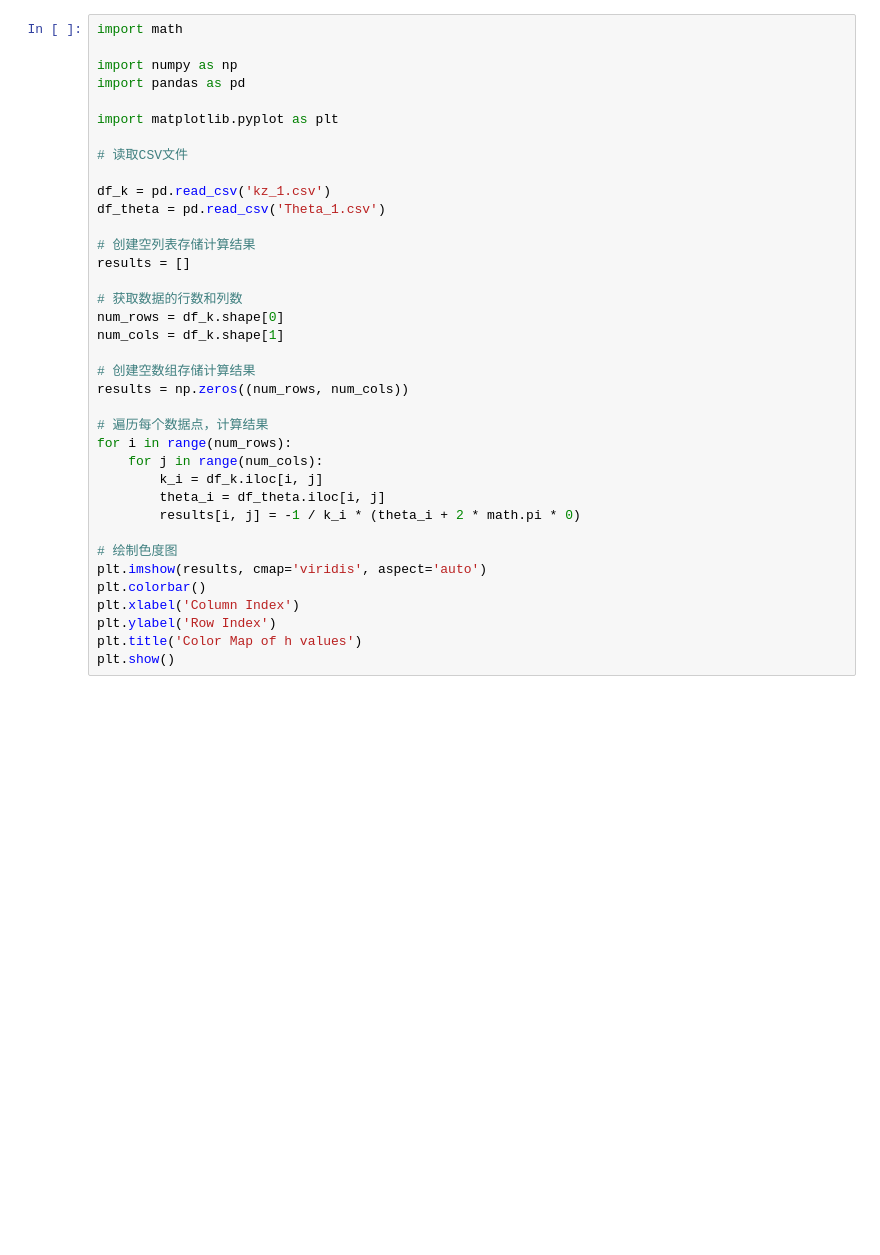
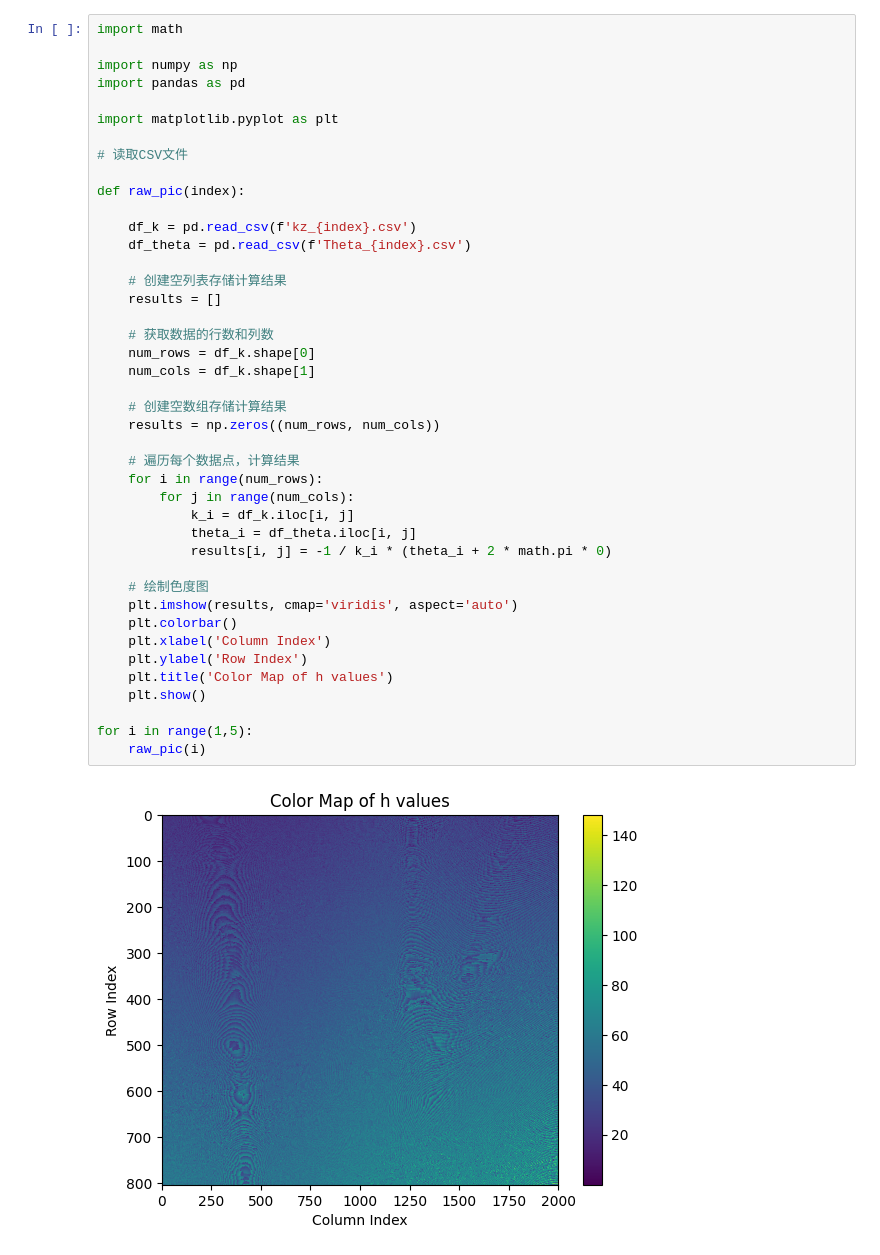
Before and after one commit to BlingCc233/project_A, a Jupyter notebook: nostack.ipynb, the cells around one changed output. Drawn from its saved outputs; the diff is of its cells as text; blank space fills up the shorter version.

```diff
--- a/nostack.ipynb
+++ b/nostack.ipynb
@@ -1,37 +1,44 @@
 # %%
 import math
 
 import numpy as np
 import pandas as pd
 
 import matplotlib.pyplot as plt
 
 # 读取CSV文件
 
-df_k = pd.read_csv('kz_1.csv')
-df_theta = pd.read_csv('Theta_1.csv')
+def raw_pic(index):
 
-# 创建空列表存储计算结果
-results = []
+    df_k = pd.read_csv(f'kz_{index}.csv')
+    df_theta = pd.read_csv(f'Theta_{index}.csv')
 
-# 获取数据的行数和列数
-num_rows = df_k.shape[0]
-num_cols = df_k.shape[1]
+    # 创建空列表存储计算结果
+    results = []
 
-# 创建空数组存储计算结果
-results = np.zeros((num_rows, num_cols))
+    # 获取数据的行数和列数
+    num_rows = df_k.shape[0]
+    num_cols = df_k.shape[1]
 
-# 遍历每个数据点，计算结果
-for i in range(num_rows):
-    for j in range(num_cols):
-        k_i = df_k.iloc[i, j]
-        theta_i = df_theta.iloc[i, j]
-        results[i, j] = -1 / k_i * (theta_i + 2 * math.pi * 0)
+    # 创建空数组存储计算结果
+    results = np.zeros((num_rows, num_cols))
 
-# 绘制色度图
-plt.imshow(results, cmap='viridis', aspect='auto')
-plt.colorbar()
-plt.xlabel('Column Index')
-plt.ylabel('Row Index')
-plt.title('Color Map of h values')
-plt.show()
+    # 遍历每个数据点，计算结果
+    for i in range(num_rows):
+        for j in range(num_cols):
+            k_i = df_k.iloc[i, j]
+            theta_i = df_theta.iloc[i, j]
+            results[i, j] = -1 / k_i * (theta_i + 2 * math.pi * 0)
+
+    # 绘制色度图
+    plt.imshow(results, cmap='viridis', aspect='auto')
+    plt.colorbar()
+    plt.xlabel('Column Index')
+    plt.ylabel('Row Index')
+    plt.title('Color Map of h values')
+    plt.show()
+
+for i in range(1,5):
+    raw_pic(i)
+# %% [output]
+[figure, added]
```
